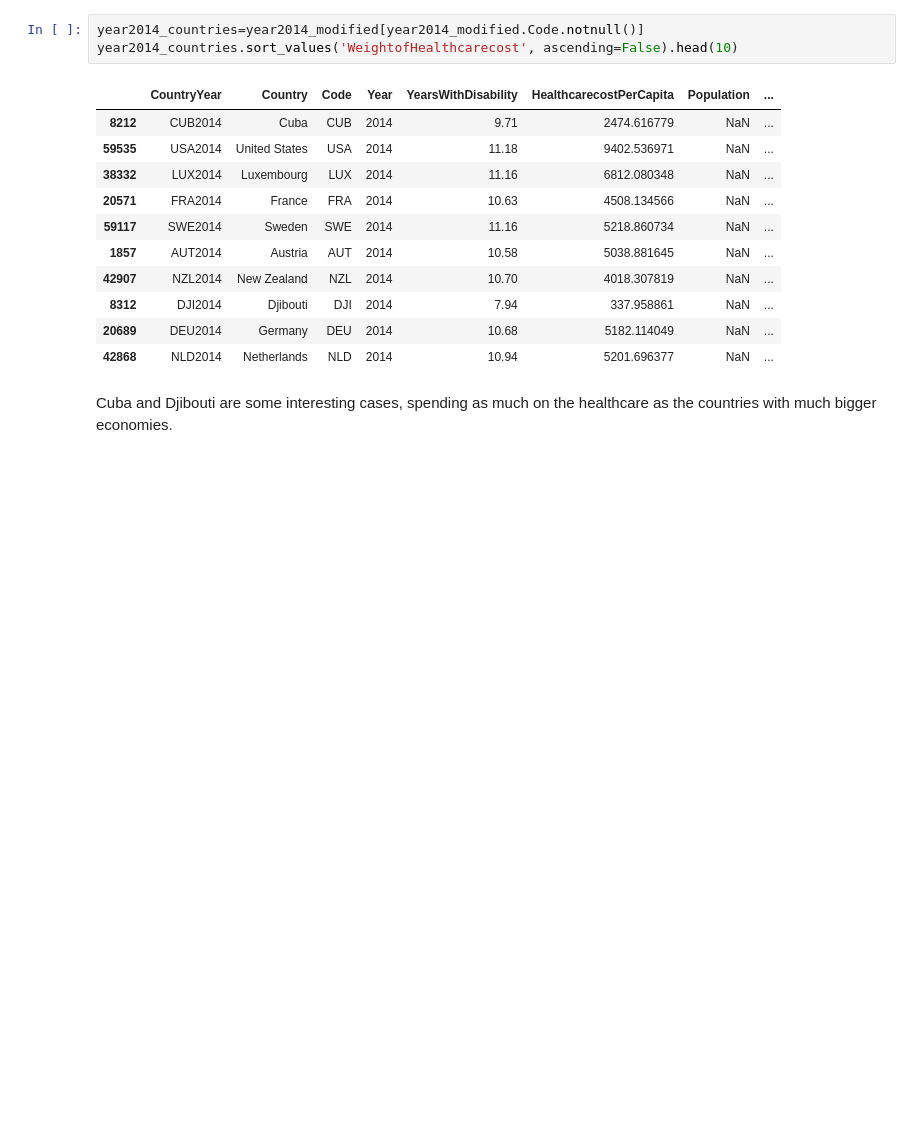
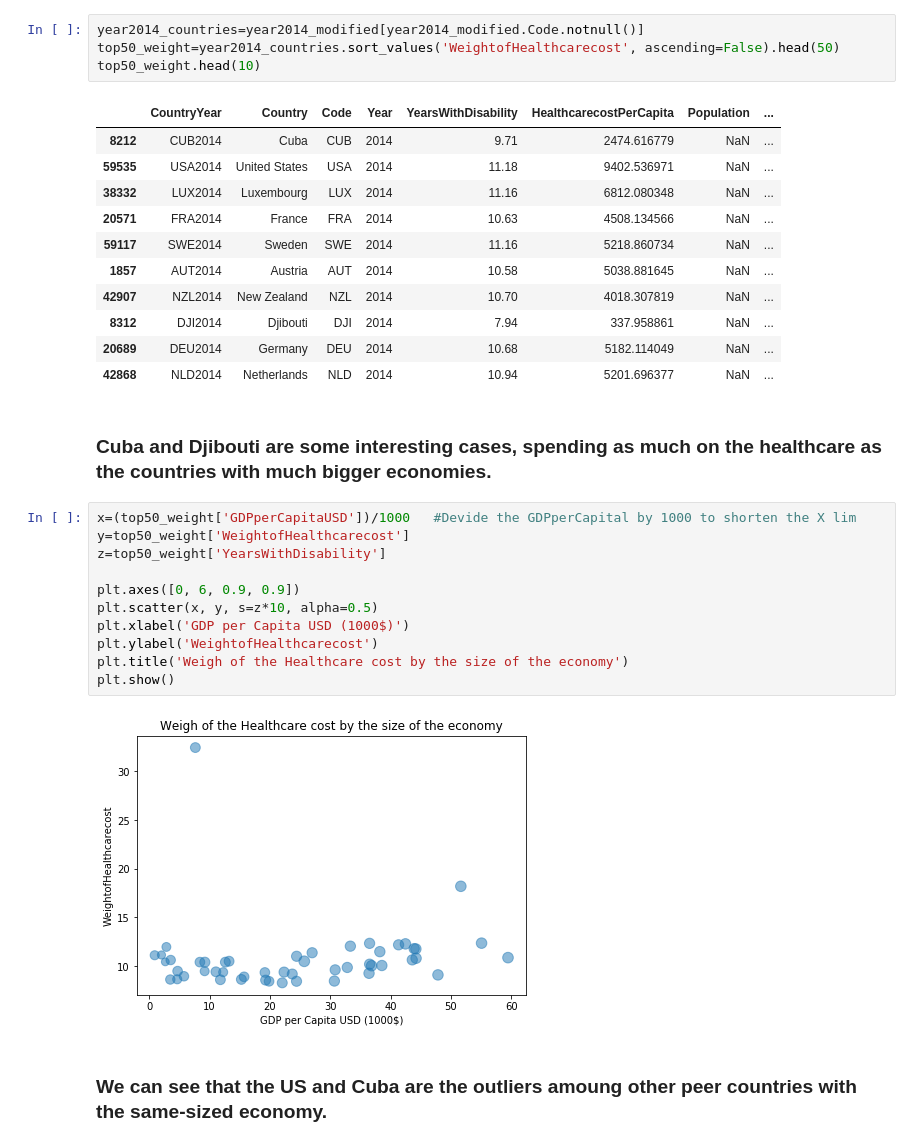
Before and after one commit to NamiF/The-cost-of-healcare-related-to-longevity, a Jupyter notebook: Healthcare_cost_of_longevity.ipynb, the cells around one changed output. Saved outputs shown, nothing was run; the diff lists cells and outputs as text; blank space fills up the shorter version.

```diff
--- a/Healthcare_cost_of_longevity.ipynb
+++ b/Healthcare_cost_of_longevity.ipynb
@@ -295,7 +286,8 @@ year2014_categories.sort_values('WeightofHealthcarecost', ascending=False).head(
 | 15692 | NaN | Euro area | NaN | 2014 | NaN | 4006.680006 | NaN | ... |
 # %%
 year2014_countries=year2014_modified[year2014_modified.Code.notnull()]
-year2014_countries.sort_values('WeightofHealthcarecost', ascending=False).head(10)
+top50_weight=year2014_countries.sort_values('WeightofHealthcarecost', ascending=False).head(50)
+top50_weight.head(10)
 # %% [output]
 |  | CountryYear | Country | Code | Year | YearsWithDisability | HealthcarecostPerCapita | Population | ... |
 | 8212 | CUB2014 | Cuba | CUB | 2014 | 9.71 | 2474.616779 | NaN | ... |
@@ -309,6 +301,21 @@ year2014_countries.sort_values('WeightofHealthcarecost', ascending=False).head(1
 | 20689 | DEU2014 | Germany | DEU | 2014 | 10.68 | 5182.114049 | NaN | ... |
 | 42868 | NLD2014 | Netherlands | NLD | 2014 | 10.94 | 5201.696377 | NaN | ... |
 # %% [markdown]
-Cuba and Djibouti are some interesting cases, spending as much on the healthcare as the countries with much bigger economies.
+### Cuba and Djibouti are some interesting cases, spending as much on the healthcare as the countries with much bigger economies.
+# %%
+x=(top50_weight['GDPperCapitaUSD'])/1000   #Devide the GDPperCapital by 1000 to shorten the X lim
+y=top50_weight['WeightofHealthcarecost']
+z=top50_weight['YearsWithDisability']
+
+plt.axes([0, 6, 0.9, 0.9])
+plt.scatter(x, y, s=z*10, alpha=0.5)
+plt.xlabel('GDP per Capita USD (1000$)')
+plt.ylabel('WeightofHealthcarecost')
+plt.title('Weigh of the Healthcare cost by the size of the economy')
+plt.show()
+# %% [output]
+[figure, added]
+# %% [markdown]
+### We can see that the US and Cuba are the outliers amoung other peer countries with the same-sized economy.
 # %%
 # Let's have a look at countries with lowest weight of healthcare cost
```
Also changed, not shown: parts of 8 cells of this notebook.
